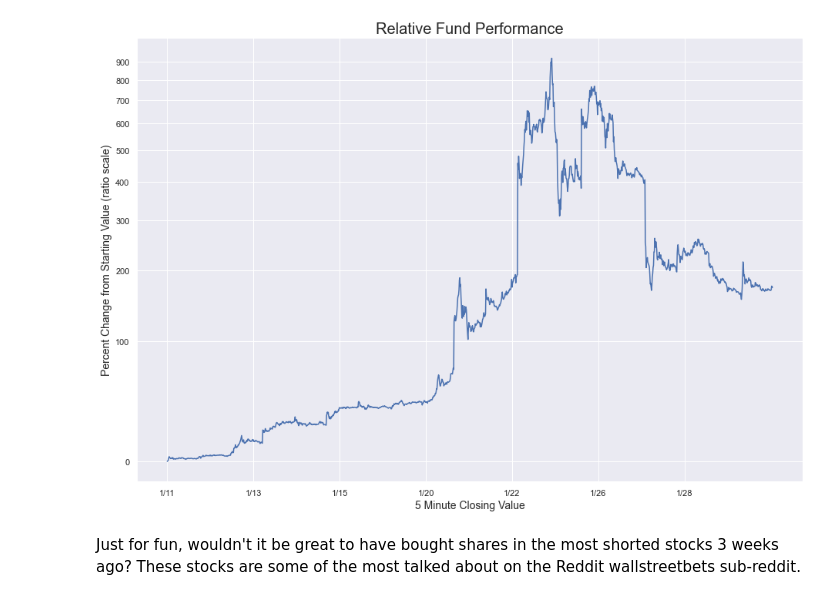
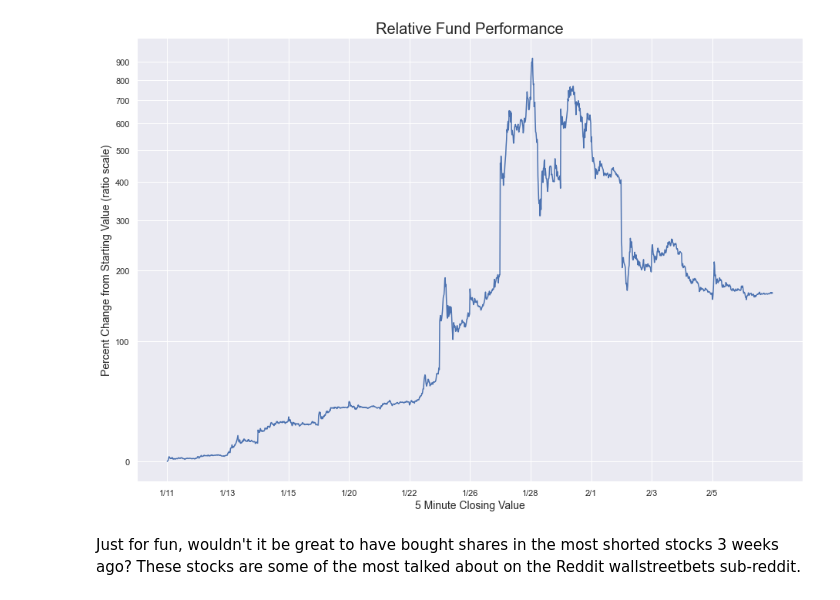
Before and after one commit to mattnicholson38/mattnicholson38, a Jupyter notebook: pages/wallstreetbets.ipynb, the cells around one changed output. Drawn from its saved outputs; the diff is of its cells as text; code cells hidden in the pictures.

```diff
--- a/pages/wallstreetbets.ipynb
+++ b/pages/wallstreetbets.ipynb
@@ -12,37 +12,37 @@ import numpy as np
 
 wsb = ['GME', 'AMC', 'BBBY', 'KOSS', 'BB', 'EXPR', 'IRBT', 'FIZZ']
 
 data = pd.DataFrame()
 norm_close = pd.DataFrame()
 
-data = yf.download(wsb, start="2021-01-11", end="2021-02-06", interval='5m', progress=False)
+data = yf.download(wsb, start="2021-01-11", end="2021-02-09", interval='5m', progress=False)
 closedata = data['Close'].ffill()
 for ticker in closedata.columns:
     norm_close[ticker] = closedata[ticker]/closedata[ticker][0]
 
 norm_close['Portfolio Value'] = norm_close.sum(axis=1)/len(wsb)*100# - 100
 
 fig = plt.figure(figsize=(12,8))
 ax = fig.add_axes([0, 0, 1, 1]) # main axes
 plotdata = norm_close['Portfolio Value'].to_numpy()
-xticks = np.arange(0, len(plotdata), len(plotdata)/7, dtype=int)
+xticks = np.arange(0, len(plotdata), len(plotdata)/10, dtype=int)
 
-xlables = ['1/11', '1/13', '1/15', '1/20', '1/22', '1/26', '1/28']
+xlables = ['1/11', '1/13', '1/15', '1/20', '1/22', '1/26', '1/28', '2/1', '2/3', '2/5']
 ax.set_xticks(xticks)
 ax.set_xticklabels(xlables)
 ax.set_xlabel("5 Minute Closing Value", fontsize=14)
 ax.set_ylabel('Percent Change from Starting Value (ratio scale)', fontsize=14)
 ax.set_title('Relative Fund Performance', fontsize=20)
 
 ax.set_yscale('log', basey=2)
 ytick_min = np.round(plotdata.min() / 10)*10
 yticks = np.arange(ytick_min, plotdata.max(), 100, dtype=int)
 ax.set_yticks(yticks)
 ax.set_yticklabels(yticks - 100)
 
 fig = ax.plot(plotdata, 'b', label='wallstreetbets stocks')
 # %% [output]
-[figure, old version]
+[figure, new version]
 # %% [markdown]
 Just for fun, wouldn't it be great to have bought shares in the most shorted stocks 3 weeks ago?  These stocks are some of the most talked about on the Reddit wallstreetbets sub-reddit.
 # %%
```
Also changed, not shown: 30 other files.
